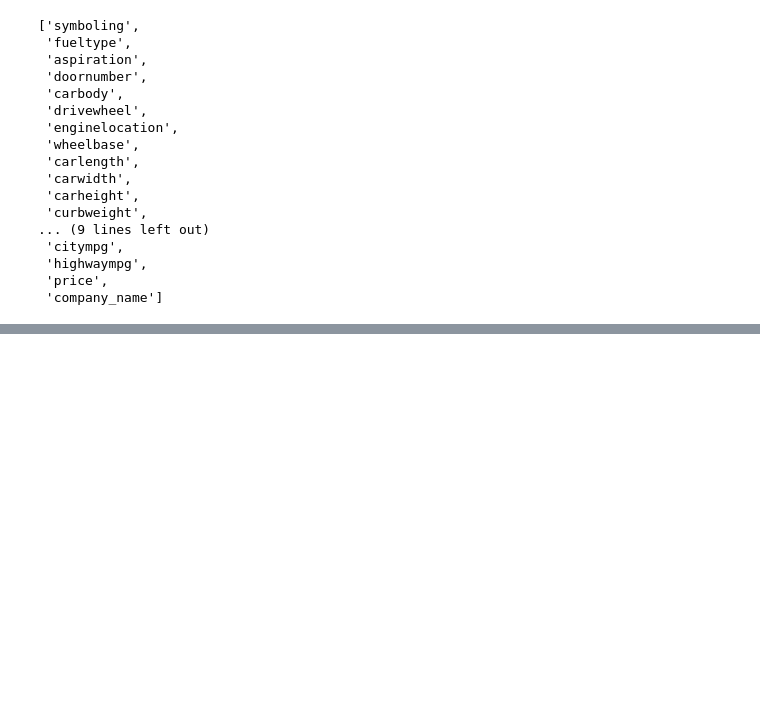
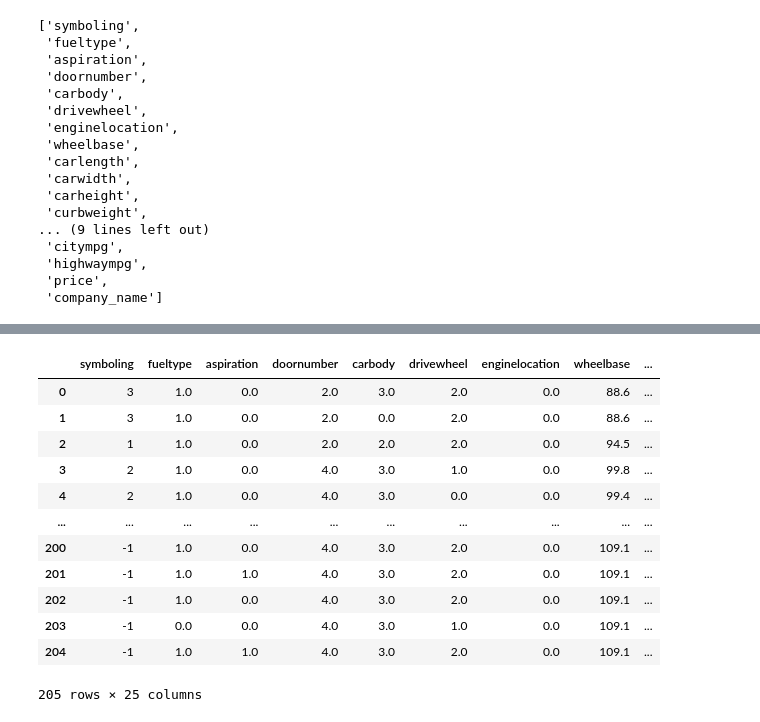
Before and after one commit to harmeshgv/missing-value-imputation, a Jupyter notebook: model_new.ipynb, the cells around one changed output, grey strips where cells are left out. Saved outputs shown, nothing was run; the diff lists cells and outputs as text; code cells hidden in the pictures; blank space fills up the shorter version.

```diff
--- a/model_new.ipynb
+++ b/model_new.ipynb
@@ -52,0 +264,30 @@ data_columns
+# %%
+data_traditional_cleaning = data_with_null_values
+# %%
+data_traditional_cleaning['symboling'].fillna(data_traditional_cleaning['symboling'].mode()[0], inplace=True)
+data_traditional_cleaning['fueltype'].fillna(data_traditional_cleaning['fueltype'].mode()[0], inplace=True)
+data_traditional_cleaning['aspiration'].fillna(data_traditional_cleaning['aspiration'].mode()[0], inplace=True)
+data_traditional_cleaning['doornumber'].fillna(data_traditional_cleaning['doornumber'].mode()[0], inplace=True)
+data_traditional_cleaning['carbody'].fillna(data_traditional_cleaning['carbody'].mode()[0], inplace=True)
+data_traditional_cleaning['drivewheel'].fillna(data_traditional_cleaning['drivewheel'].mode()[0], inplace=True)
+data_traditional_cleaning['enginelocation'].fillna(data_traditional_cleaning['enginelocation'].mode()[0], inplace=True)
+data_traditional_cleaning['enginetype'].fillna(data_traditional_cleaning['enginetype'].mode()[0], inplace=True)
+data_traditional_cleaning['cylindernumber'].fillna(data_traditional_cleaning['cylindernumber'].mode()[0], inplace=True)
+data_traditional_cleaning['fuelsystem'].fillna(data_traditional_cleaning['fuelsystem'].mode()[0], inplace=True)
+data_traditional_cleaning['company_name'].fillna(data_traditional_cleaning['company_name'].mode()[0], inplace=True)
+
+# Numerical columns: Choose between mean or median based on assumptions
+data_traditional_cleaning['wheelbase'].fillna(data_traditional_cleaning['wheelbase'].mean(), inplace=True)  # Normally distributed
+data_traditional_cleaning['carlength'].fillna(data_traditional_cleaning['carlength'].median(), inplace=True)  # Skewed
+data_traditional_cleaning['carwidth'].fillna(data_traditional_cleaning['carwidth'].mean(), inplace=True)  # Normally distributed
+data_traditional_cleaning['carheight'].fillna(data_traditional_cleaning['carheight'].median(), inplace=True)  # Skewed
+data_traditional_cleaning['curbweight'].fillna(data_traditional_cleaning['curbweight'].mean(), inplace=True)  # Normally distributed
+data_traditional_cleaning['enginesize'].fillna(data_traditional_cleaning['enginesize'].median(), inplace=True)  # Skewed
+data_traditional_cleaning['boreratio'].fillna(data_traditional_cleaning['boreratio'].mean(), inplace=True)  # Normally distributed
+data_traditional_cleaning['stroke'].fillna(data_traditional_cleaning['stroke'].median(), inplace=True)  # Skewed
+data_traditional_cleaning['compressionratio'].fillna(data_traditional_cleaning['compressionratio'].mean(), inplace=True)  # Normally distributed
+data_traditional_cleaning['horsepower'].fillna(data_traditional_cleaning['horsepower'].median(), inplace=True)  # Skewed
+data_traditional_cleaning['peakrpm'].fillna(data_traditional_cleaning['peakrpm'].median(), inplace=True)  # Skewed
+data_traditional_cleaning['citympg'].fillna(data_traditional_cleaning['citympg'].mean(), inplace=True)  # Normally distributed
+data_traditional_cleaning['highwaympg'].fillna(data_traditional_cleaning['highwaympg'].mean(), inplace=True)  # Normally distributed
+data_traditional_cleaning['price'].fillna(data_traditional_cleaning['price'].median(), inplace=True)  # Skewed
@@ -52,0 +312,16 @@ data_columns
+# %%
+data_traditional_cleaning
+# %% [output]
+|  | symboling | fueltype | aspiration | doornumber | carbody | drivewheel | enginelocation | wheelbase | ... |
+| 0 | 3 | 1.0 | 0.0 | 2.0 | 3.0 | 2.0 | 0.0 | 88.6 | ... |
+| 1 | 3 | 1.0 | 0.0 | 2.0 | 0.0 | 2.0 | 0.0 | 88.6 | ... |
+| 2 | 1 | 1.0 | 0.0 | 2.0 | 2.0 | 2.0 | 0.0 | 94.5 | ... |
+| 3 | 2 | 1.0 | 0.0 | 4.0 | 3.0 | 1.0 | 0.0 | 99.8 | ... |
+| 4 | 2 | 1.0 | 0.0 | 4.0 | 3.0 | 0.0 | 0.0 | 99.4 | ... |
+| ... | ... | ... | ... | ... | ... | ... | ... | ... | ... |
+| 200 | -1 | 1.0 | 0.0 | 4.0 | 3.0 | 2.0 | 0.0 | 109.1 | ... |
+| 201 | -1 | 1.0 | 1.0 | 4.0 | 3.0 | 2.0 | 0.0 | 109.1 | ... |
+| 202 | -1 | 1.0 | 0.0 | 4.0 | 3.0 | 2.0 | 0.0 | 109.1 | ... |
+| 203 | -1 | 0.0 | 0.0 | 4.0 | 3.0 | 1.0 | 0.0 | 109.1 | ... |
+| 204 | -1 | 1.0 | 1.0 | 4.0 | 3.0 | 2.0 | 0.0 | 109.1 | ... |
+205 rows × 25 columns
```
Also changed, not shown: parts of 42 cells of this notebook.
